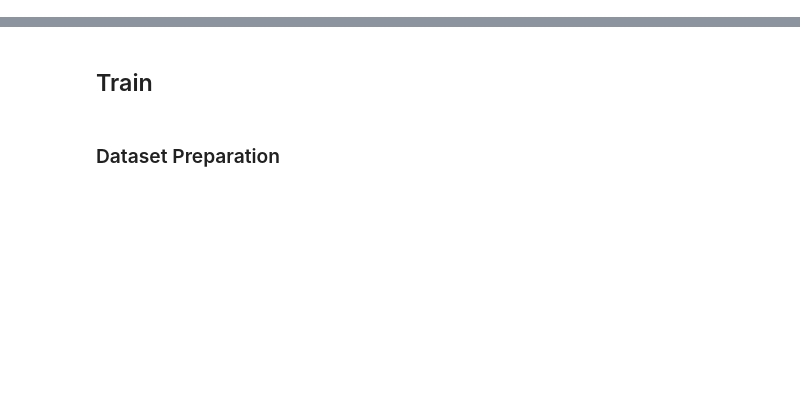
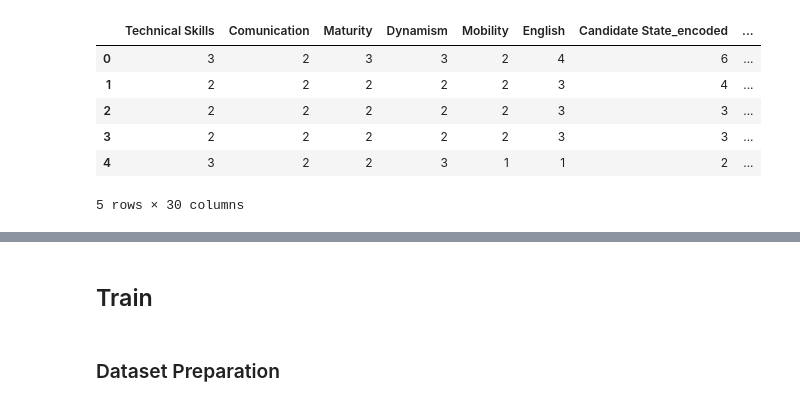
Before and after one commit to bertiandrea/ProjectWork_AEQUITAS_AKKODIS, a Jupyter notebook: code/Akkodis_Fairness_Analysis_TRAIN.ipynb, the cells around one changed output, grey strips where cells are left out. Cells and saved outputs as stored; diff of their text form; code cells hidden in the pictures; blank space fills up the shorter version.

```diff
--- a/code/Akkodis_Fairness_Analysis_TRAIN.ipynb
+++ b/code/Akkodis_Fairness_Analysis_TRAIN.ipynb
@@ -36,9 +37,16 @@ from sklearn.metrics import accuracy_score, precision_score, recall_score, f1_sc
 
 random_seed = 15
 # %%
-PATH = 'C:/Users/aberti/Desktop/ProjectWork_AEQUITAS_AKKODIS-main/'
+PATH = 'C:/Users/andre/Desktop/ProjectWork_AEQUITAS_AKKODIS/'
 df = (
     pd.read_excel(PATH + 'data/Dataset_Preprocessed.xlsx')
-      .rename(columns=lambda c: c.lstrip().title())
 )
 df.head()
+# %% [output]
+|  | Technical Skills | Comunication | Maturity | Dynamism | Mobility | English | Candidate State_encoded | ... |
+| 0 | 3 | 2 | 3 | 3 | 2 | 4 | 6 | ... |
+| 1 | 2 | 2 | 2 | 2 | 2 | 3 | 4 | ... |
+| 2 | 2 | 2 | 2 | 2 | 2 | 3 | 3 | ... |
+| 3 | 2 | 2 | 2 | 2 | 2 | 3 | 3 | ... |
+| 4 | 3 | 2 | 2 | 3 | 1 | 1 | 2 | ... |
+5 rows × 30 columns
```
Also changed, not shown: parts of 10 cells of this notebook, 1 other file.
